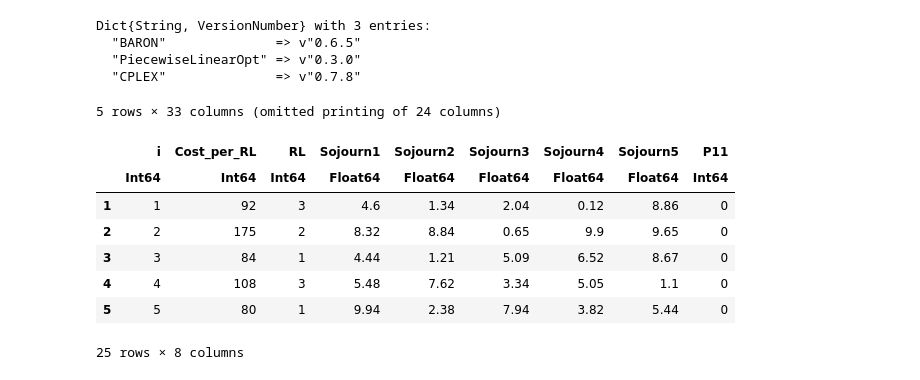
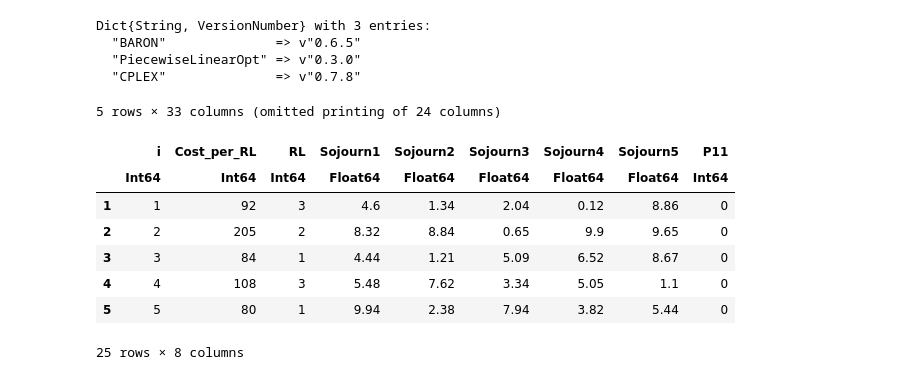
Before and after one commit to vyom-thakker/RoadmapsIAM, a Jupyter notebook: roadmap-toy-Copy1.ipynb, the cells around one changed output. Saved outputs shown, nothing was run; the diff lists cells and outputs as text; code cells hidden in the pictures.

```diff
--- a/roadmap-toy-Copy1.ipynb
+++ b/roadmap-toy-Copy1.ipynb
@@ -26,31 +26,31 @@ Dict{String, VersionNumber} with 3 entries:
 # %%
 innovations = CSV.File("./data/innovations.csv",header=1,delim=",") |> DataFrame
 mapki = CSV.File("./data/map-ki.csv",header=1,delim=",") |> DataFrame
 compromise = CSV.File("./data/compromise.csv",header=1,delim=",") |> DataFrame
 initial = CSV.File("./data/initial.csv",header=1,delim=",") |> DataFrame
 iam_model = CSV.File("./data/iam_model.csv",header=1,delim=",") |> DataFrame
 ci=innovations[!,2]
 rl=innovations[!,3]
 initial
 
 #innovations[2,6]=7
-
 #compromise[!,3]=compromise[!,3]/2
 #innovations[2,2]=175
+innovations[2,2]=205
 #innovations[2,3]=2
 #innovations[1,3]=3
 #innovations[4,2]=108
 
 #innovations[1,2]=185
 #innovations[3,3]=2
 innovations
 #CSV.write("innovations.csv",innovations)
 # %% [output]
 5 rows × 33 columns (omitted printing of 24 columns)
 |  | i | Cost_per_RL | RL | Sojourn1 | Sojourn2 | Sojourn3 | Sojourn4 | Sojourn5 | P11 |
 |  | Int64 | Int64 | Int64 | Float64 | Float64 | Float64 | Float64 | Float64 | Int64 |
 | 1 | 1 | 92 | 3 | 4.6 | 1.34 | 2.04 | 0.12 | 8.86 | 0 |
-| 2 | 2 | 175 | 2 | 8.32 | 8.84 | 0.65 | 9.9 | 9.65 | 0 |
+| 2 | 2 | 205 | 2 | 8.32 | 8.84 | 0.65 | 9.9 | 9.65 | 0 |
 | 3 | 3 | 84 | 1 | 4.44 | 1.21 | 5.09 | 6.52 | 8.67 | 0 |
 | 4 | 4 | 108 | 3 | 5.48 | 7.62 | 3.34 | 5.05 | 1.1 | 0 |
 | 5 | 5 | 80 | 1 | 9.94 | 2.38 | 7.94 | 3.82 | 5.44 | 0 |
```
Also changed, not shown: parts of 16 cells of this notebook, 1 other file.
